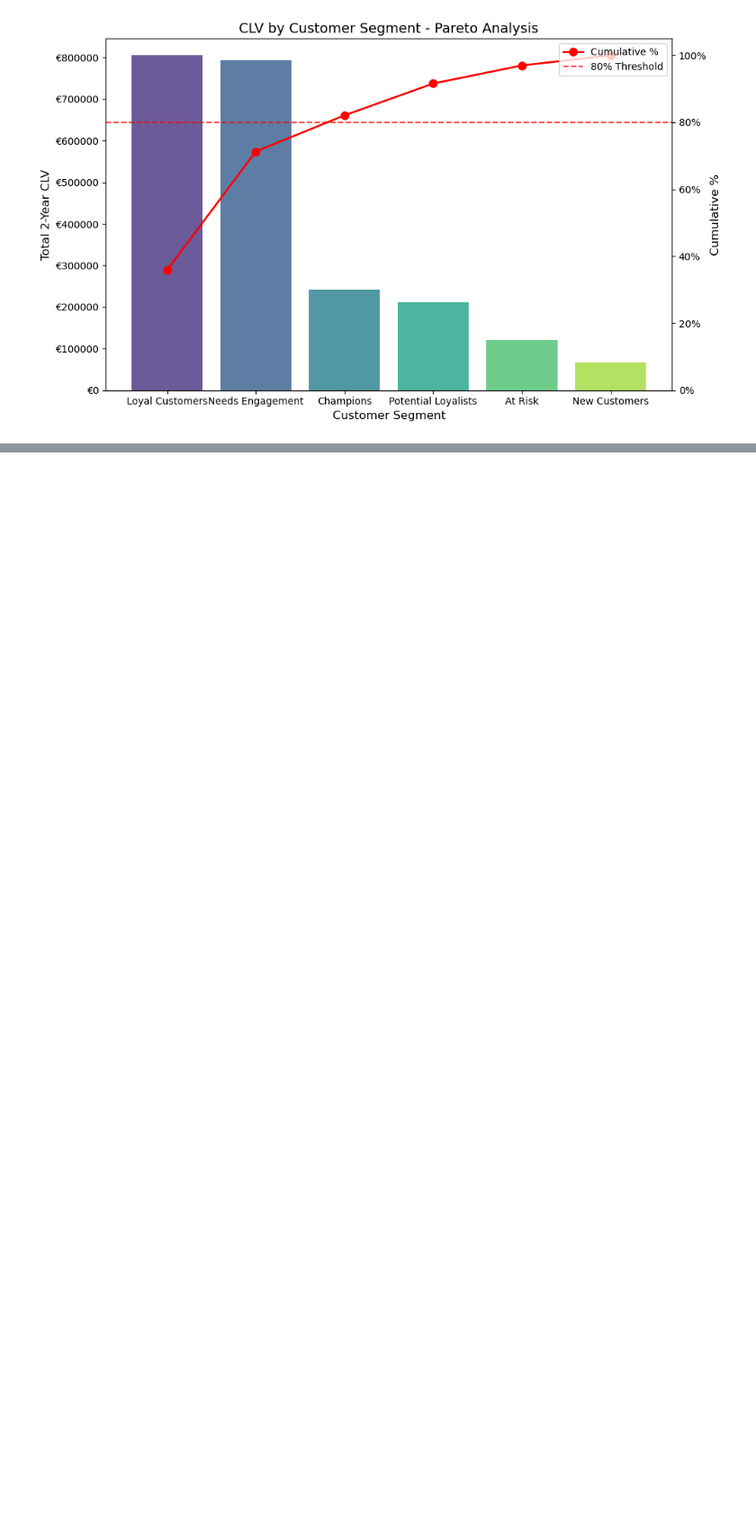
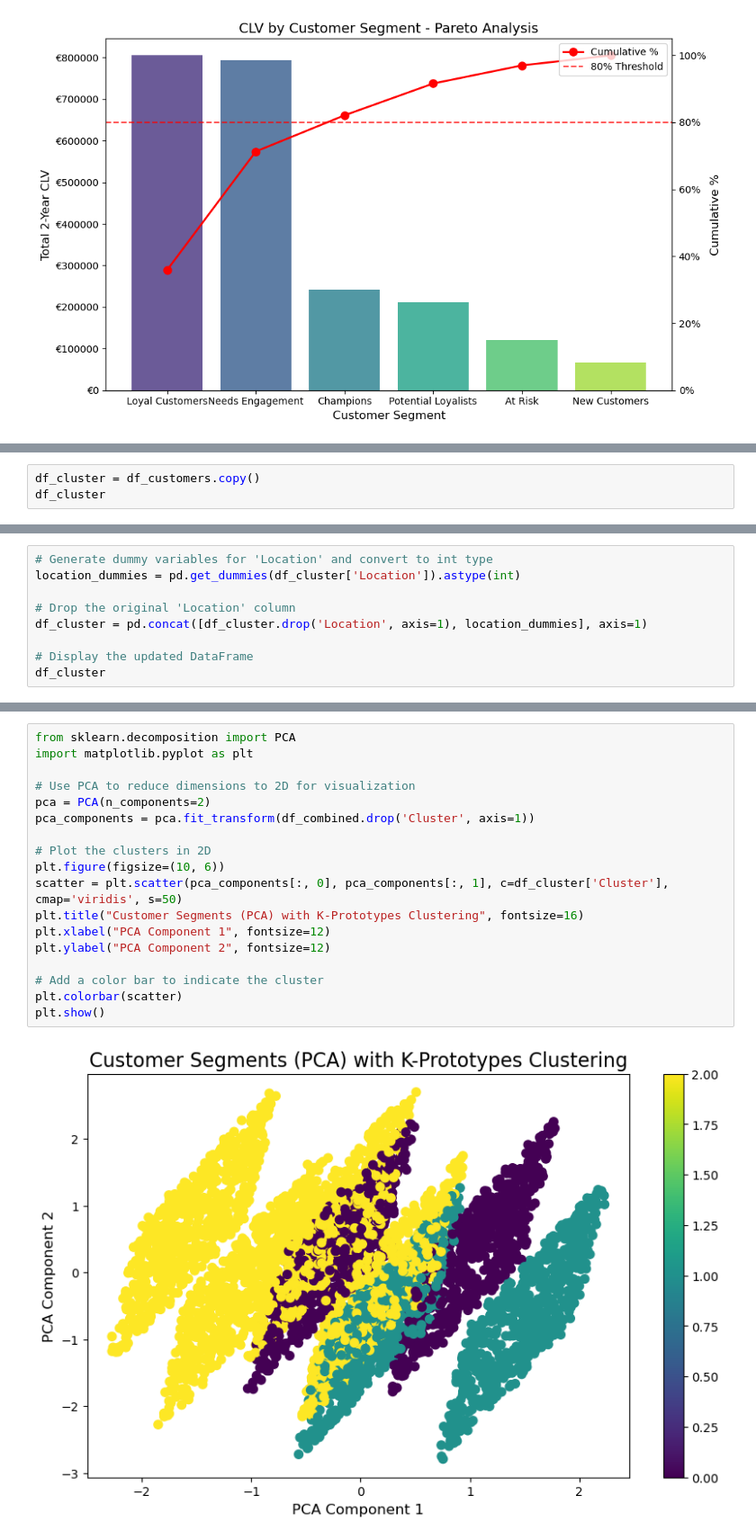
Before and after one commit to elciguapuuu/segmentation-case, a Jupyter notebook: UTF-8MarketingSegmentation.ipynb, the cells around one changed output, grey strips where cells are left out. Shown: that part at 90% size. Cells and saved outputs as stored; diff of their text form; blank space fills up the shorter version.

```diff
--- a/UTF-8MarketingSegmentation.ipynb
+++ b/UTF-8MarketingSegmentation.ipynb
@@ -645,0 +689,3 @@ plt.show()
+# %%
+df_cluster = df_customers.copy()
+df_cluster
@@ -645,0 +706,9 @@ plt.show()
+# %%
+# Generate dummy variables for 'Location' and convert to int type
+location_dummies = pd.get_dummies(df_cluster['Location']).astype(int)
+
+# Drop the original 'Location' column
+df_cluster = pd.concat([df_cluster.drop('Location', axis=1), location_dummies], axis=1)
+
+# Display the updated DataFrame
+df_cluster
@@ -645,0 +856,20 @@ plt.show()
+# %%
+from sklearn.decomposition import PCA
+import matplotlib.pyplot as plt
+
+# Use PCA to reduce dimensions to 2D for visualization
+pca = PCA(n_components=2)
+pca_components = pca.fit_transform(df_combined.drop('Cluster', axis=1))
+
+# Plot the clusters in 2D
+plt.figure(figsize=(10, 6))
+scatter = plt.scatter(pca_components[:, 0], pca_components[:, 1], c=df_cluster['Cluster'], cmap='viridis', s=50)
+plt.title("Customer Segments (PCA) with K-Prototypes Clustering", fontsize=16)
+plt.xlabel("PCA Component 1", fontsize=12)
+plt.ylabel("PCA Component 2", fontsize=12)
+
+# Add a color bar to indicate the cluster
+plt.colorbar(scatter)
+plt.show()
+# %% [output]
+[figure, added]
```
Also changed, not shown: parts of 17 cells of this notebook.
